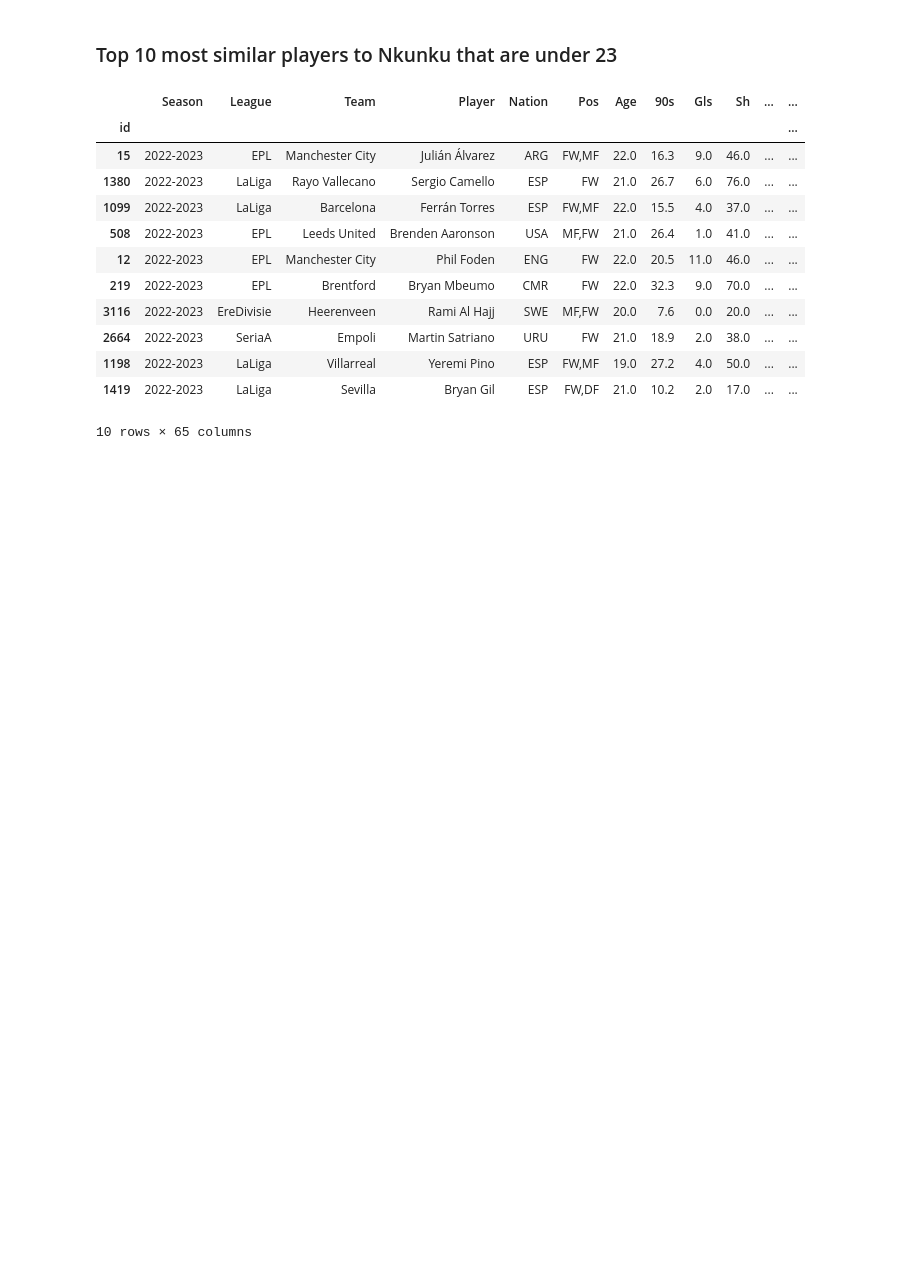
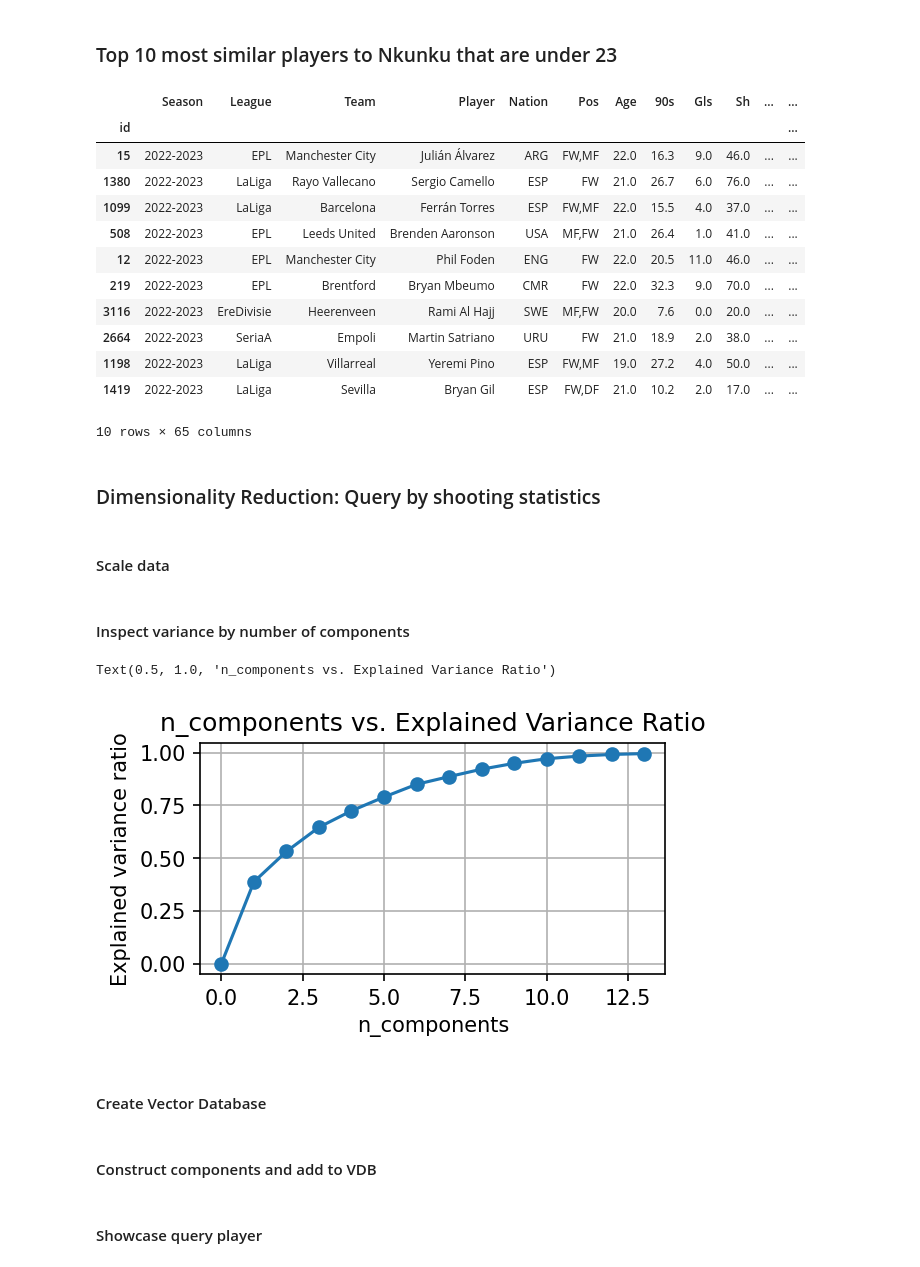
Before and after one commit to allorenz/football-player-similarity, a Jupyter notebook: src/vector_database_fbref.ipynb, the cells around one changed output. Saved outputs shown, nothing was run; the diff lists cells and outputs as text; code cells hidden in the pictures; blank space fills up the shorter version.

Commit message:
tested dimensionality reduction and vector database

```diff
--- a/src/vector_database_fbref.ipynb
+++ b/src/vector_database_fbref.ipynb
@@ -331,3 +347,45 @@ merged_data[merged_data["Age"] < 23][:10]
 | 1198 | 2022-2023 | LaLiga | Villarreal | Yeremi Pino | ESP | FW,MF | 19.0 | 27.2 | 4.0 | 50.0 | ... | ... |
 | 1419 | 2022-2023 | LaLiga | Sevilla | Bryan Gil | ESP | FW,DF | 21.0 | 10.2 | 2.0 | 17.0 | ... | ... |
 10 rows × 65 columns
+# %% [markdown]
+### Dimensionality Reduction: Query by shooting statistics
+# %% [markdown]
+#### Scale data
+# %%
+from sklearn.decomposition import PCA
+from sklearn.preprocessing import StandardScaler
+
+df = dataframes["shooting"]
+
+df_player_information = df[['Season', 'League', 'Team', 'Player', 'Nation', 'Pos', 'Age']]
+
+ids = df.index.astype(str).to_list()
+attributes = df.drop(columns=['Season', 'League', 'Team', 'Player', 'Nation', 'Pos', 'Age'])
+attributes = attributes.fillna(0)
+
+scaler = StandardScaler()
+attributes_scaled = scaler.fit_transform(attributes)
+# %% [markdown]
+#### Inspect variance by number of components
+# %%
+import matplotlib.pyplot as plt
+import numpy as np
+nums = np.arange(14)
+var_ratio = []
+for num in nums:
+  pca = PCA(n_components=num)
+  pca.fit(attributes_scaled)
+  var_ratio.append(np.sum(pca.explained_variance_ratio_))
+
+
+plt.figure(figsize=(4,2),dpi=150)
+plt.grid()
+plt.plot(nums,var_ratio,marker='o')
+plt.xlabel('n_components')
+plt.ylabel('Explained variance ratio')
+plt.title('n_components vs. Explained Variance Ratio')
+# %% [output]
+Text(0.5, 1.0, 'n_components vs. Explained Variance Ratio')
+[figure, added]
+# %% [markdown]
+#### Create Vector Database
@@ -333,0 +398,2 @@ merged_data[merged_data["Age"] < 23][:10]
+# %% [markdown]
+#### Construct components and add to VDB
@@ -333,0 +409,2 @@ merged_data[merged_data["Age"] < 23][:10]
+# %% [markdown]
+#### Showcase query player
```
Also changed, not shown: parts of 9 cells of this notebook.
